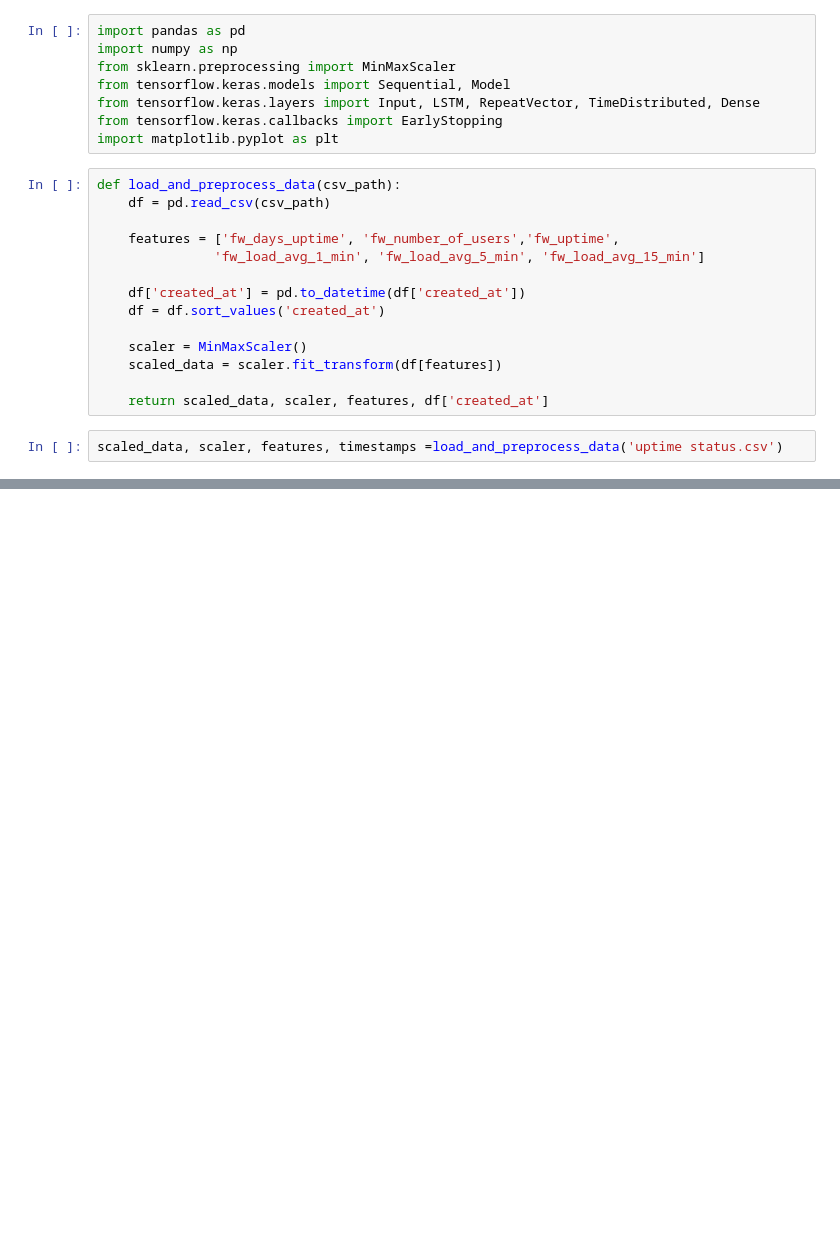
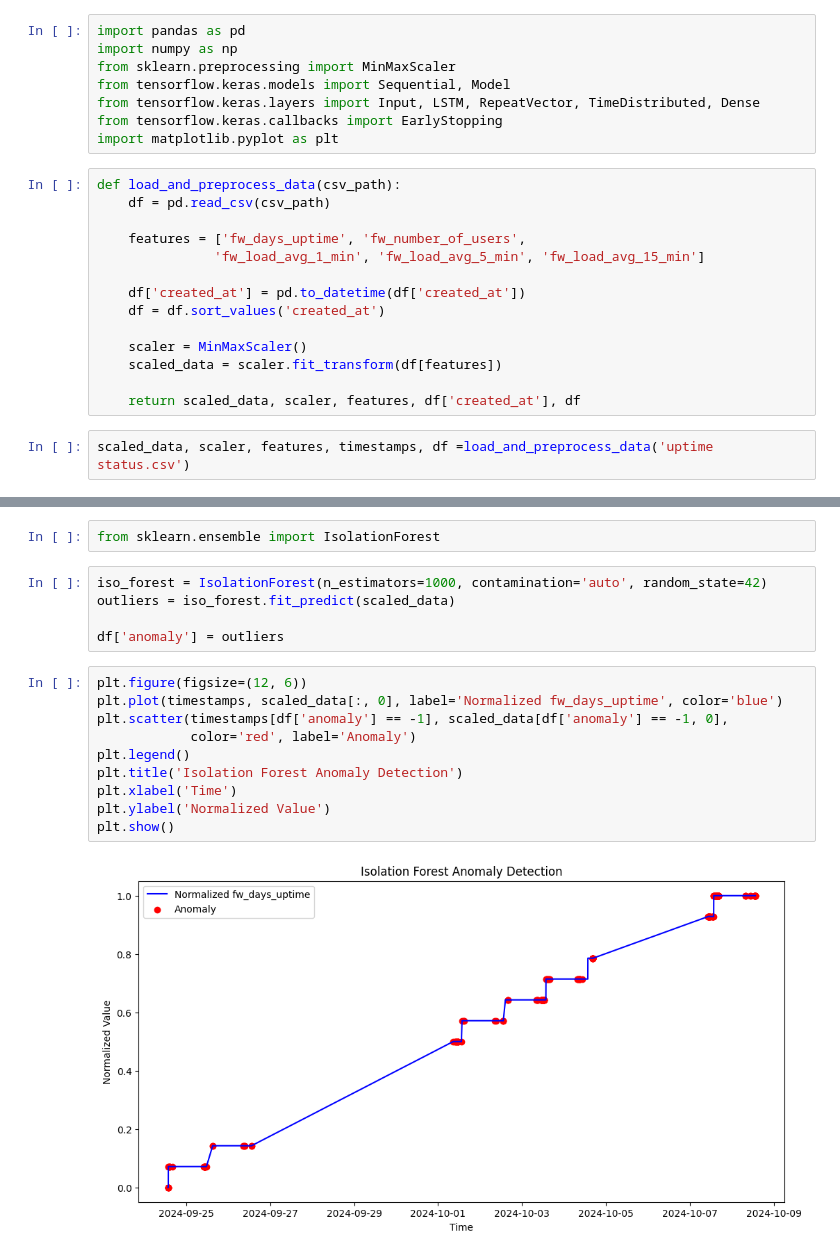
Before and after one commit to Aikhusy/Applied_LSTM_Autoencoder_Anomaly_Detections_For_Firewall_log, a Jupyter notebook: 31_01_2025_BetterConcept.ipynb, the cells around one changed output, grey strips where cells are left out. Drawn from its saved outputs; the diff is of its cells as text; blank space fills up the shorter version.

Commit message:
refractor: isolation forest

```diff
--- a/31_01_2025_BetterConcept.ipynb
+++ b/31_01_2025_BetterConcept.ipynb
@@ -49,7 +10,7 @@ import matplotlib.pyplot as plt
 def load_and_preprocess_data(csv_path):
     df = pd.read_csv(csv_path)
 
-    features = ['fw_days_uptime', 'fw_number_of_users','fw_uptime',
+    features = ['fw_days_uptime', 'fw_number_of_users',
                'fw_load_avg_1_min', 'fw_load_avg_5_min', 'fw_load_avg_15_min']
 
     df['created_at'] = pd.to_datetime(df['created_at'])
@@ -58,6 +19,6 @@ def load_and_preprocess_data(csv_path):
     scaler = MinMaxScaler()
     scaled_data = scaler.fit_transform(df[features])
 
-    return scaled_data, scaler, features, df['created_at']
+    return scaled_data, scaler, features, df['created_at'], df
 # %%
-scaled_data, scaler, features, timestamps =load_and_preprocess_data('uptime status.csv')
+scaled_data, scaler, features, timestamps, df =load_and_preprocess_data('uptime status.csv')
@@ -65,0 +25,19 @@ ValueError: could not convert string to float: '23:48:00.0000000'
+# %%
+from sklearn.ensemble import IsolationForest
+# %%
+iso_forest = IsolationForest(n_estimators=1000, contamination='auto', random_state=42)
+outliers = iso_forest.fit_predict(scaled_data)
+
+df['anomaly'] = outliers
+# %%
+plt.figure(figsize=(12, 6))
+plt.plot(timestamps, scaled_data[:, 0], label='Normalized fw_days_uptime', color='blue')
+plt.scatter(timestamps[df['anomaly'] == -1], scaled_data[df['anomaly'] == -1, 0],
+            color='red', label='Anomaly')
+plt.legend()
+plt.title('Isolation Forest Anomaly Detection')
+plt.xlabel('Time')
+plt.ylabel('Normalized Value')
+plt.show()
+# %% [output]
+[figure, added]
```
Also changed, not shown: parts of 3 cells of this notebook, 1 other file.
